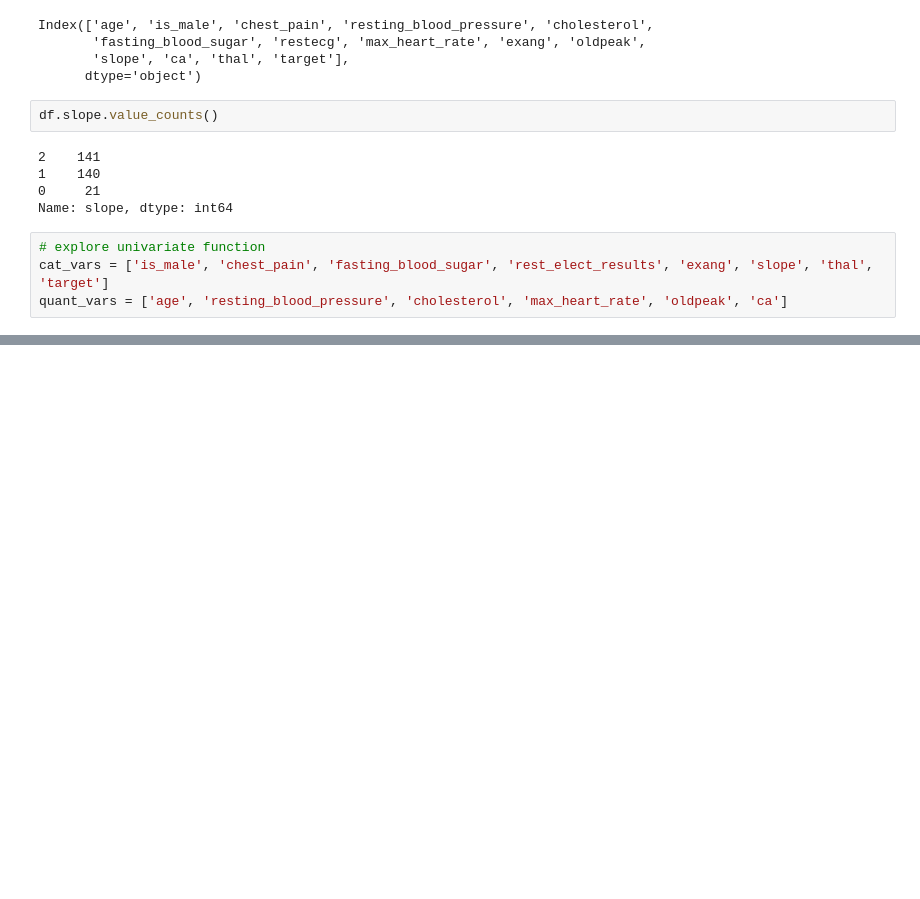
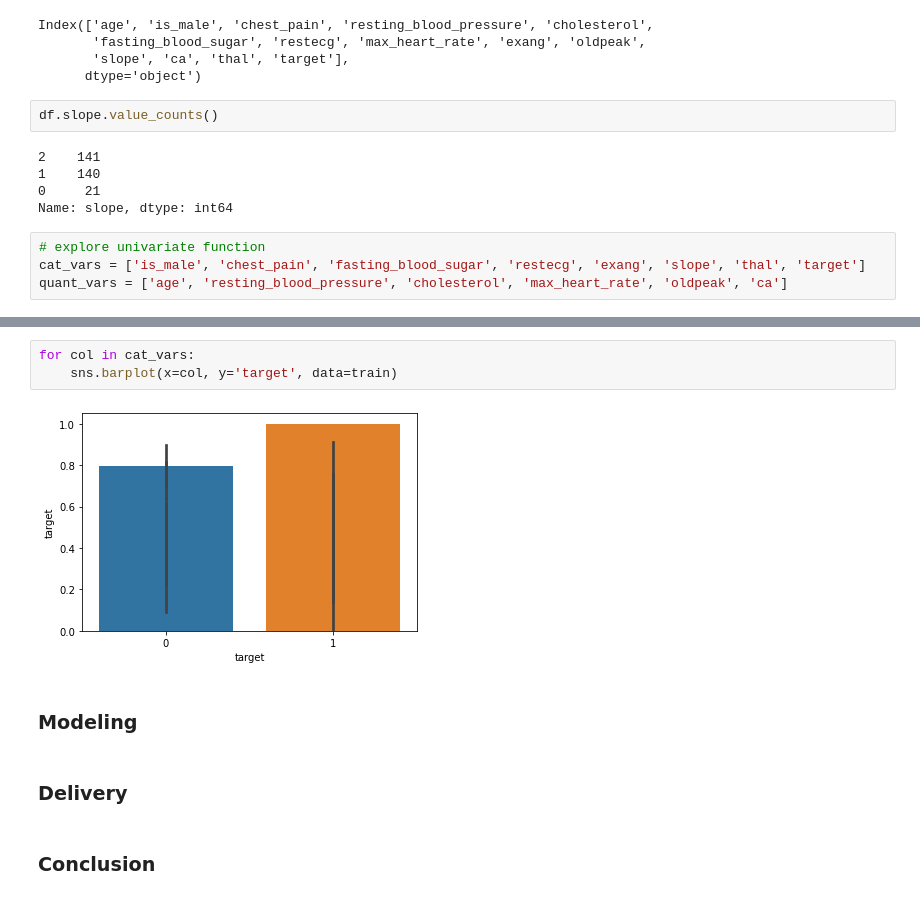
Before and after one commit to lupeluna/Heart_Attack_Possibility, a Jupyter notebook: Heart_Attack.ipynb, the cells around one changed output, grey strips where cells are left out. Drawn from its saved outputs; the diff is of its cells as text; blank space fills up the shorter version.

```diff
--- a/Heart_Attack.ipynb
+++ b/Heart_Attack.ipynb
@@ -119,7 +119,7 @@ df.slope.value_counts()
 Name: slope, dtype: int64
 # %%
 # explore univariate function
-cat_vars = ['is_male', 'chest_pain', 'fasting_blood_sugar', 'rest_elect_results', 'exang', 'slope', 'thal', 'target']
+cat_vars = ['is_male', 'chest_pain', 'fasting_blood_sugar', 'restecg', 'exang', 'slope', 'thal', 'target']
 quant_vars = ['age', 'resting_blood_pressure', 'cholesterol', 'max_heart_rate', 'oldpeak', 'ca']
 # %%
 explore_univariate(df, cat_vars, quant_vars)
@@ -137,0 +166,11 @@ train, validate, test = split_data(df)
+# %%
+for col in cat_vars:
+    sns.barplot(x=col, y='target', data=train)
+# %% [output]
+[figure, added]
+# %% [markdown]
+### Modeling
+# %% [markdown]
+### Delivery
+# %% [markdown]
+### Conclusion
```
Also changed, not shown: parts of 3 cells of this notebook.
